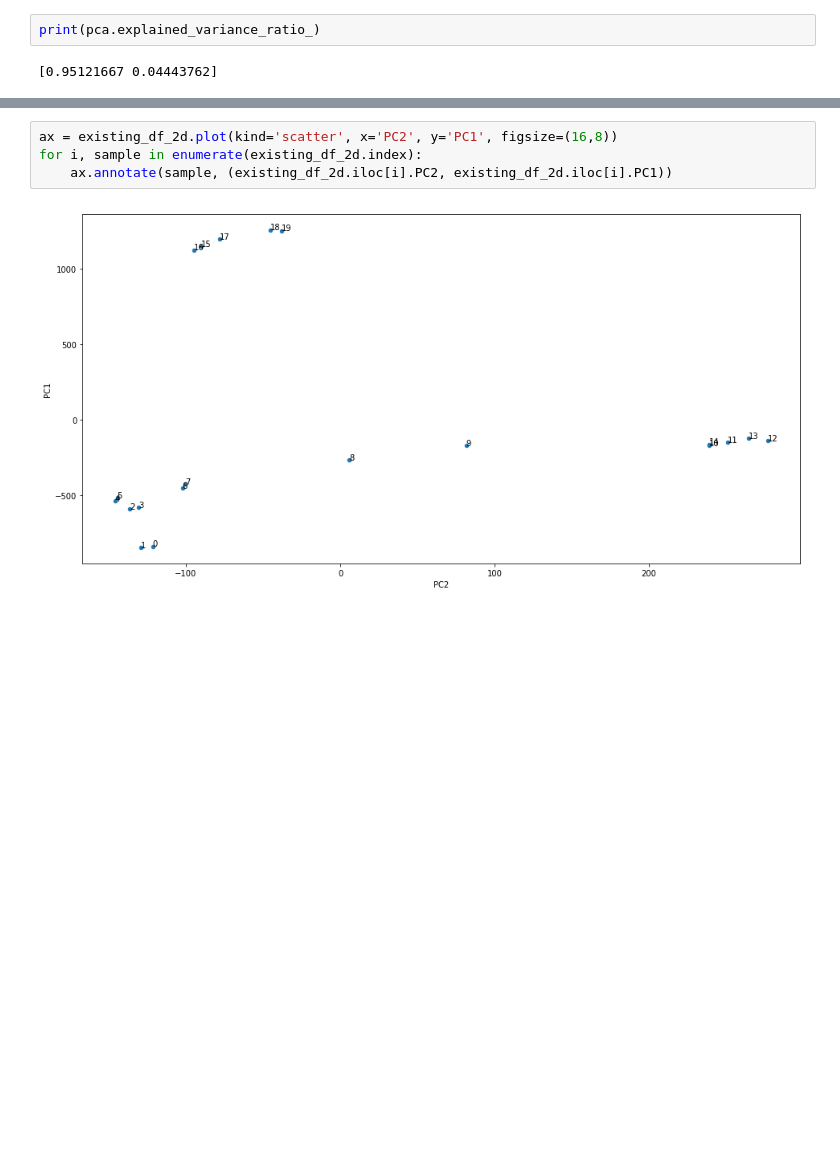
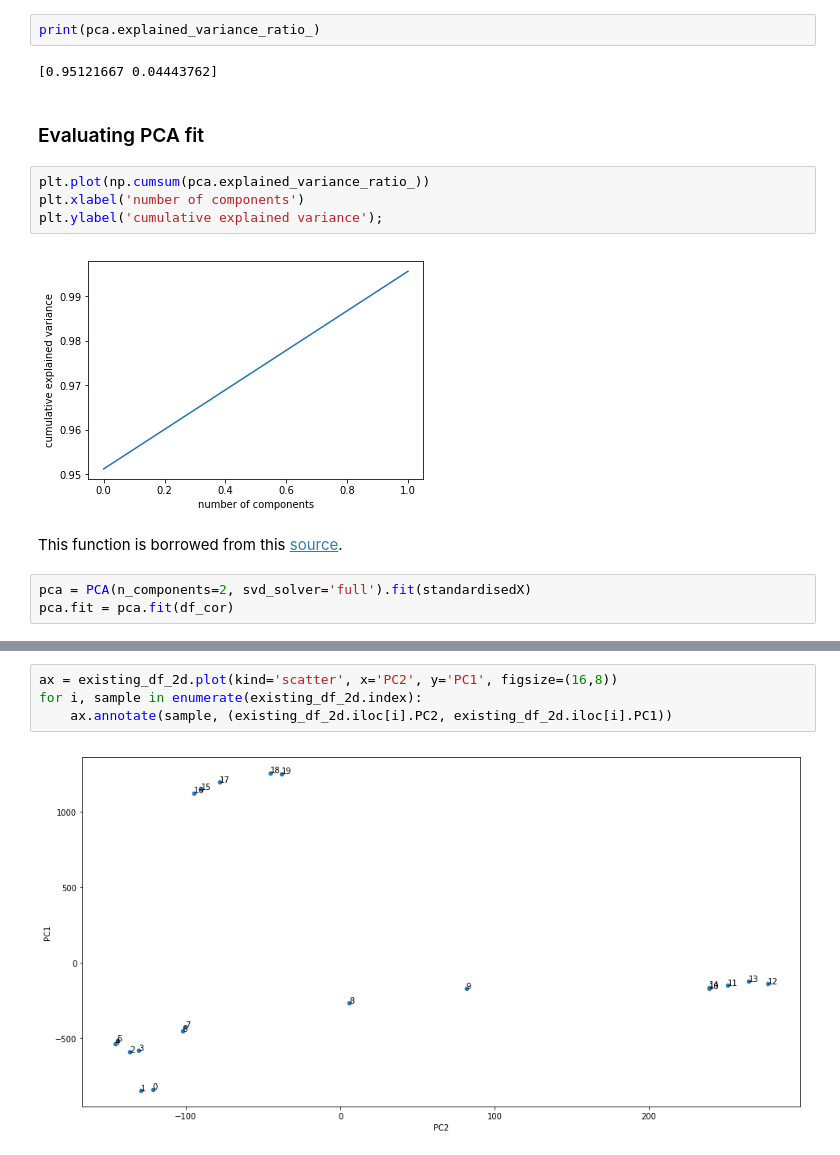
Before and after one commit to dasaptaerwin/iigw2018, a Jupyter notebook: IIGW2018.ipynb, the cells around one changed output, grey strips where cells are left out. Drawn from its saved outputs; the diff is of its cells as text; blank space fills up the shorter version.

Commit message:
adding evaluating pca

```diff
--- a/IIGW2018.ipynb
+++ b/IIGW2018.ipynb
@@ -178,3 +197,16 @@ existing_df_2d.to_csv('us_pc.csv')
 print(pca.explained_variance_ratio_)
 # %% [output]
 [0.95121667 0.04443762]
+# %% [markdown]
+### Evaluating PCA fit
+# %%
+plt.plot(np.cumsum(pca.explained_variance_ratio_))
+plt.xlabel('number of components')
+plt.ylabel('cumulative explained variance');
+# %% [output]
+[figure, added]
+# %% [markdown]
+This function is borrowed from this [source](http://python-for-multivariate-analysis.readthedocs.io/a_little_book_of_python_for_multivariate_analysis.html#loadings-for-the-principal-components).
+# %%
+pca = PCA(n_components=2, svd_solver='full').fit(standardisedX)
+pca.fit = pca.fit(df_cor)
```
Also changed, not shown: parts of 9 cells of this notebook.
